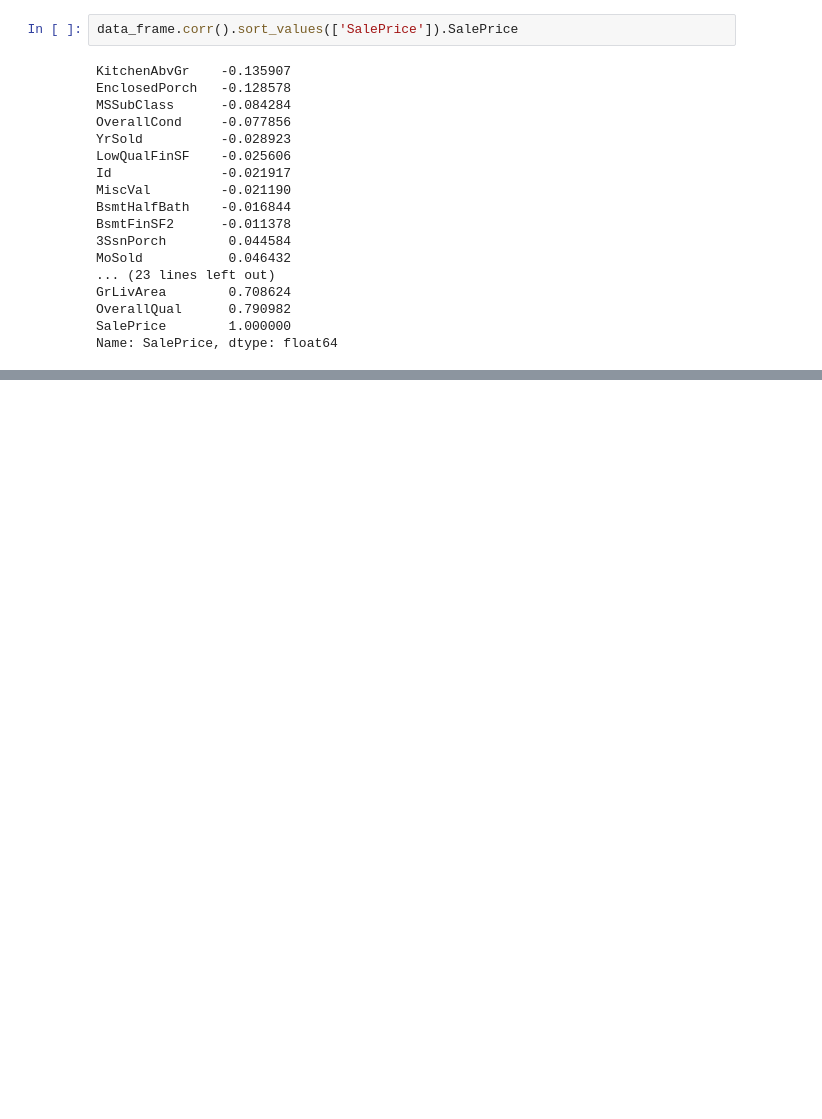
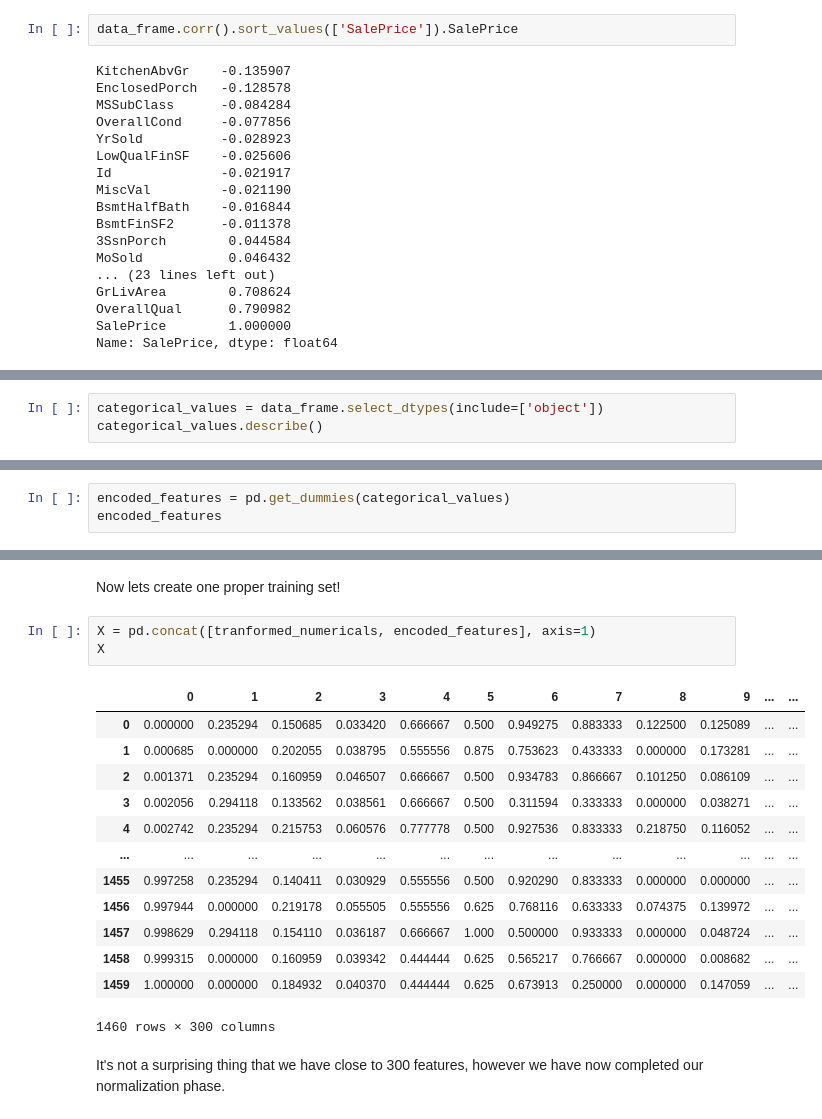
Before and after one commit to Khurdhula-Harshavardhan/Ablation-Study, a Jupyter notebook: house_price_prediction.ipynb, the cells around one changed output, grey strips where cells are left out. Cells and saved outputs as stored; diff of their text form; blank space fills up the shorter version.

Commit message:
Completes normalization.

```diff
--- a/house_price_prediction.ipynb
+++ b/house_price_prediction.ipynb
@@ -143,0 +182,3 @@ As we can see some of the features kind of dominate by having higher co-relation
+# %%
+categorical_values = data_frame.select_dtypes(include=['object'])
+categorical_values.describe()
@@ -143,0 +194,3 @@ As we can see some of the features kind of dominate by having higher co-relation
+# %%
+encoded_features = pd.get_dummies(categorical_values)
+encoded_features
@@ -143,0 +211,21 @@ As we can see some of the features kind of dominate by having higher co-relation
+# %% [markdown]
+Now lets create one proper training set!
+# %%
+X = pd.concat([tranformed_numericals, encoded_features], axis=1)
+X
+# %% [output]
+|  | 0 | 1 | 2 | 3 | 4 | 5 | 6 | 7 | 8 | 9 | ... | ... |
+| 0 | 0.000000 | 0.235294 | 0.150685 | 0.033420 | 0.666667 | 0.500 | 0.949275 | 0.883333 | 0.122500 | 0.125089 | ... | ... |
+| 1 | 0.000685 | 0.000000 | 0.202055 | 0.038795 | 0.555556 | 0.875 | 0.753623 | 0.433333 | 0.000000 | 0.173281 | ... | ... |
+| 2 | 0.001371 | 0.235294 | 0.160959 | 0.046507 | 0.666667 | 0.500 | 0.934783 | 0.866667 | 0.101250 | 0.086109 | ... | ... |
+| 3 | 0.002056 | 0.294118 | 0.133562 | 0.038561 | 0.666667 | 0.500 | 0.311594 | 0.333333 | 0.000000 | 0.038271 | ... | ... |
+| 4 | 0.002742 | 0.235294 | 0.215753 | 0.060576 | 0.777778 | 0.500 | 0.927536 | 0.833333 | 0.218750 | 0.116052 | ... | ... |
+| ... | ... | ... | ... | ... | ... | ... | ... | ... | ... | ... | ... | ... |
+| 1455 | 0.997258 | 0.235294 | 0.140411 | 0.030929 | 0.555556 | 0.500 | 0.920290 | 0.833333 | 0.000000 | 0.000000 | ... | ... |
+| 1456 | 0.997944 | 0.000000 | 0.219178 | 0.055505 | 0.555556 | 0.625 | 0.768116 | 0.633333 | 0.074375 | 0.139972 | ... | ... |
+| 1457 | 0.998629 | 0.294118 | 0.154110 | 0.036187 | 0.666667 | 1.000 | 0.500000 | 0.933333 | 0.000000 | 0.048724 | ... | ... |
+| 1458 | 0.999315 | 0.000000 | 0.160959 | 0.039342 | 0.444444 | 0.625 | 0.565217 | 0.766667 | 0.000000 | 0.008682 | ... | ... |
+| 1459 | 1.000000 | 0.000000 | 0.184932 | 0.040370 | 0.444444 | 0.625 | 0.673913 | 0.250000 | 0.000000 | 0.147059 | ... | ... |
+1460 rows × 300 columns
+# %% [markdown]
+It's not a surprising thing that we have close to 300 features, however we have now completed our normalization phase.
```
Also changed, not shown: parts of 7 cells of this notebook.
